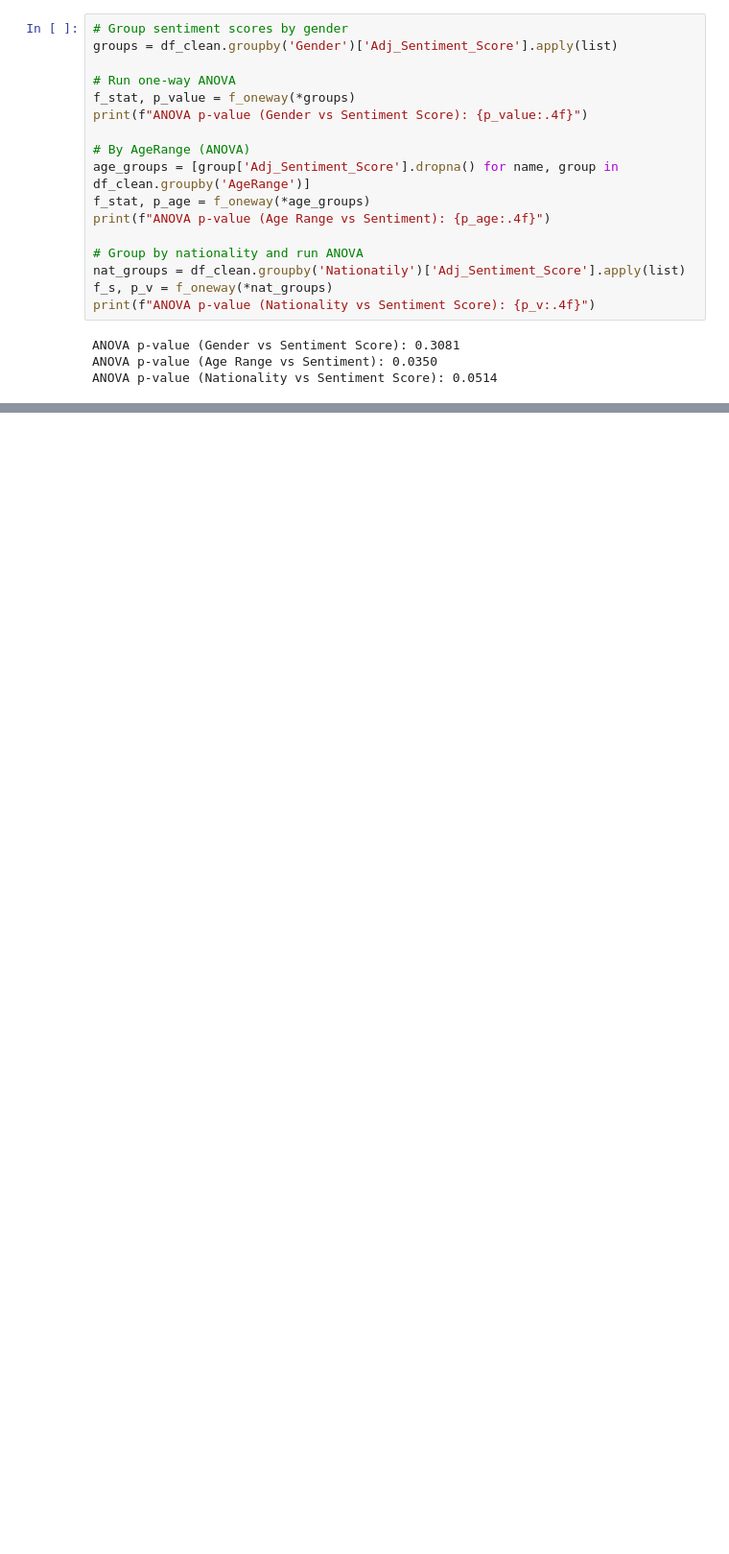
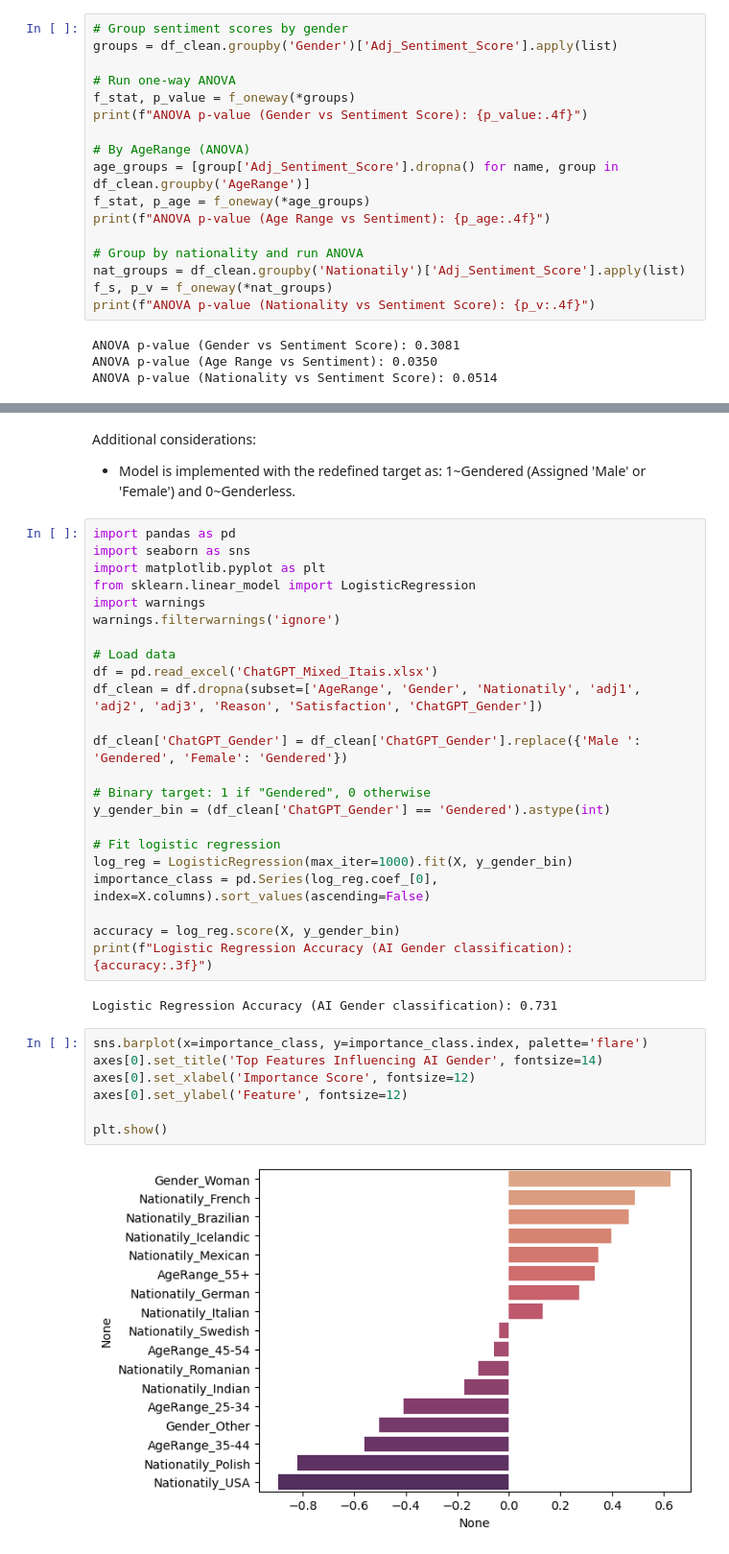
Before and after one commit to NidiaLopez/PPG, a Jupyter notebook: ChatPaper/University/ItAIS_resubmission.ipynb, the cells around one changed output, grey strips where cells are left out. Shown at 96% size. Drawn from its saved outputs; the diff is of its cells as text; blank space fills up the shorter version.

```diff
--- a/ChatPaper/University/ItAIS_resubmission.ipynb
+++ b/ChatPaper/University/ItAIS_resubmission.ipynb
@@ -475,0 +400,37 @@ Satisfaction             0.0067      0.008      0.809      0.418      -0.010
+# %% [markdown]
+Additional considerations:
+- Model is implemented with the redefined target as: 1~Gendered (Assigned 'Male' or 'Female') and 0~Genderless.
+# %%
+import pandas as pd
+import seaborn as sns
+import matplotlib.pyplot as plt
+from sklearn.linear_model import LogisticRegression
+import warnings
+warnings.filterwarnings('ignore')
+
+# Load data
+df = pd.read_excel('ChatGPT_Mixed_Itais.xlsx')
+df_clean = df.dropna(subset=['AgeRange', 'Gender', 'Nationatily', 'adj1', 'adj2', 'adj3', 'Reason', 'Satisfaction', 'ChatGPT_Gender'])
+
+df_clean['ChatGPT_Gender'] = df_clean['ChatGPT_Gender'].replace({'Male ': 'Gendered', 'Female': 'Gendered'})
+
+# Binary target: 1 if "Gendered", 0 otherwise
+y_gender_bin = (df_clean['ChatGPT_Gender'] == 'Gendered').astype(int)
+
+# Fit logistic regression
+log_reg = LogisticRegression(max_iter=1000).fit(X, y_gender_bin)
+importance_class = pd.Series(log_reg.coef_[0], index=X.columns).sort_values(ascending=False)
+
+accuracy = log_reg.score(X, y_gender_bin)
+print(f"Logistic Regression Accuracy (AI Gender classification): {accuracy:.3f}")
+# %% [output]
+Logistic Regression Accuracy (AI Gender classification): 0.731
+# %%
+sns.barplot(x=importance_class, y=importance_class.index, palette='flare')
+axes[0].set_title('Top Features Influencing AI Gender', fontsize=14)
+axes[0].set_xlabel('Importance Score', fontsize=12)
+axes[0].set_ylabel('Feature', fontsize=12)
+
+plt.show()
+# %% [output]
+[figure, added]
```
Also changed, not shown: parts of 27 cells of this notebook.
